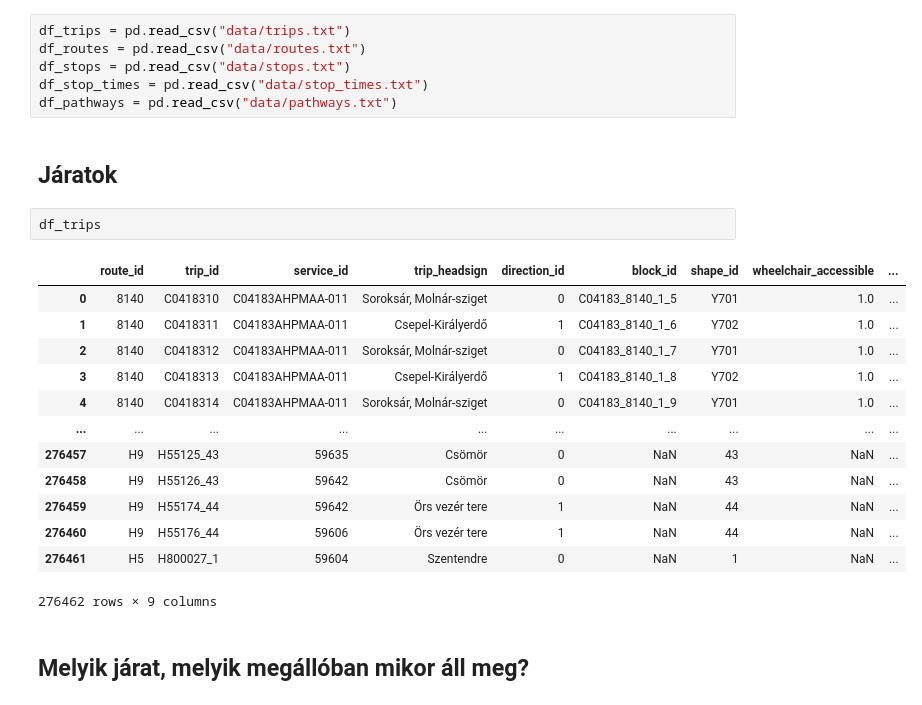
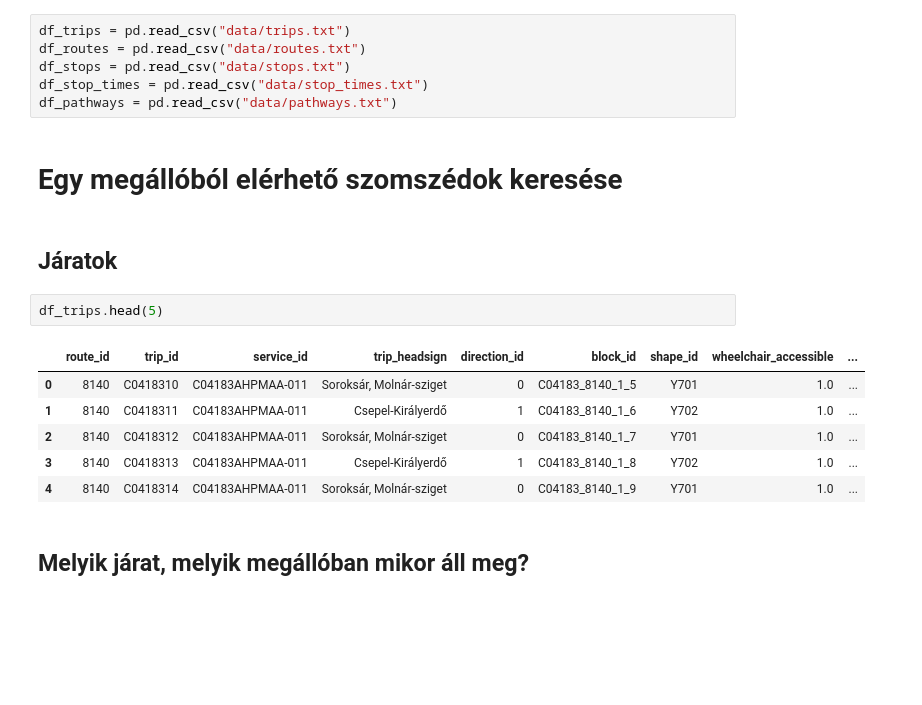
Before and after one commit to apulai/budapest_gtfs, a Jupyter notebook: bp_gtfs_v2.ipynb, the cells around one changed output. Drawn from its saved outputs; the diff is of its cells as text; blank space fills up the shorter version.

```diff
--- a/bp_gtfs_v2.ipynb
+++ b/bp_gtfs_v2.ipynb
@@ -9,24 +9,19 @@ df_routes = pd.read_csv("data/routes.txt")
 df_stops = pd.read_csv("data/stops.txt")
 df_stop_times = pd.read_csv("data/stop_times.txt")
 df_pathways = pd.read_csv("data/pathways.txt")
+# %% [markdown]
+# Egy megállóból elérhető szomszédok keresése
 # %% [markdown]
 ## Járatok
 # %%
-df_trips
+df_trips.head(5)
 # %% [output]
 |  | route_id | trip_id | service_id | trip_headsign | direction_id | block_id | shape_id | wheelchair_accessible | ... |
 | 0 | 8140 | C0418310 | C04183AHPMAA-011 | Soroksár, Molnár-sziget | 0 | C04183_8140_1_5 | Y701 | 1.0 | ... |
 | 1 | 8140 | C0418311 | C04183AHPMAA-011 | Csepel-Királyerdő | 1 | C04183_8140_1_6 | Y702 | 1.0 | ... |
 | 2 | 8140 | C0418312 | C04183AHPMAA-011 | Soroksár, Molnár-sziget | 0 | C04183_8140_1_7 | Y701 | 1.0 | ... |
 | 3 | 8140 | C0418313 | C04183AHPMAA-011 | Csepel-Királyerdő | 1 | C04183_8140_1_8 | Y702 | 1.0 | ... |
 | 4 | 8140 | C0418314 | C04183AHPMAA-011 | Soroksár, Molnár-sziget | 0 | C04183_8140_1_9 | Y701 | 1.0 | ... |
-| ... | ... | ... | ... | ... | ... | ... | ... | ... | ... |
-| 276457 | H9 | H55125_43 | 59635 | Csömör | 0 | NaN | 43 | NaN | ... |
-| 276458 | H9 | H55126_43 | 59642 | Csömör | 0 | NaN | 43 | NaN | ... |
-| 276459 | H9 | H55174_44 | 59642 | Örs vezér tere | 1 | NaN | 44 | NaN | ... |
-| 276460 | H9 | H55176_44 | 59606 | Örs vezér tere | 1 | NaN | 44 | NaN | ... |
-| 276461 | H5 | H800027_1 | 59604 | Szentendre | 0 | NaN | 1 | NaN | ... |
-276462 rows × 9 columns
 # %% [markdown]
 ## Melyik járat, melyik megállóban mikor áll meg?
 # %%
```
Also changed, not shown: parts of 49 cells of this notebook, 1 other file.
